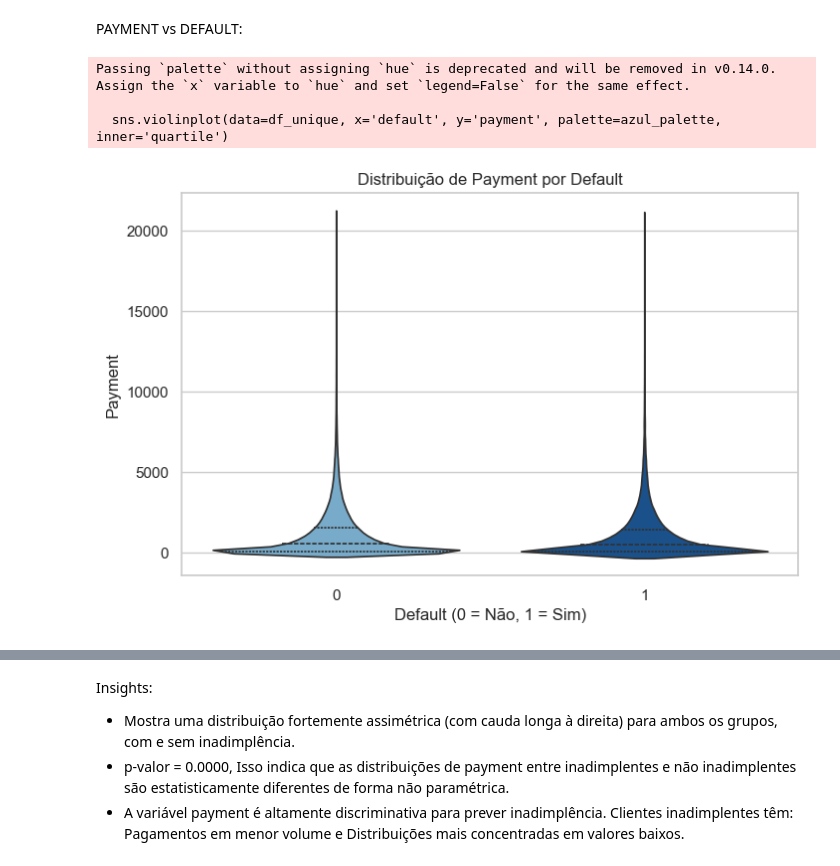
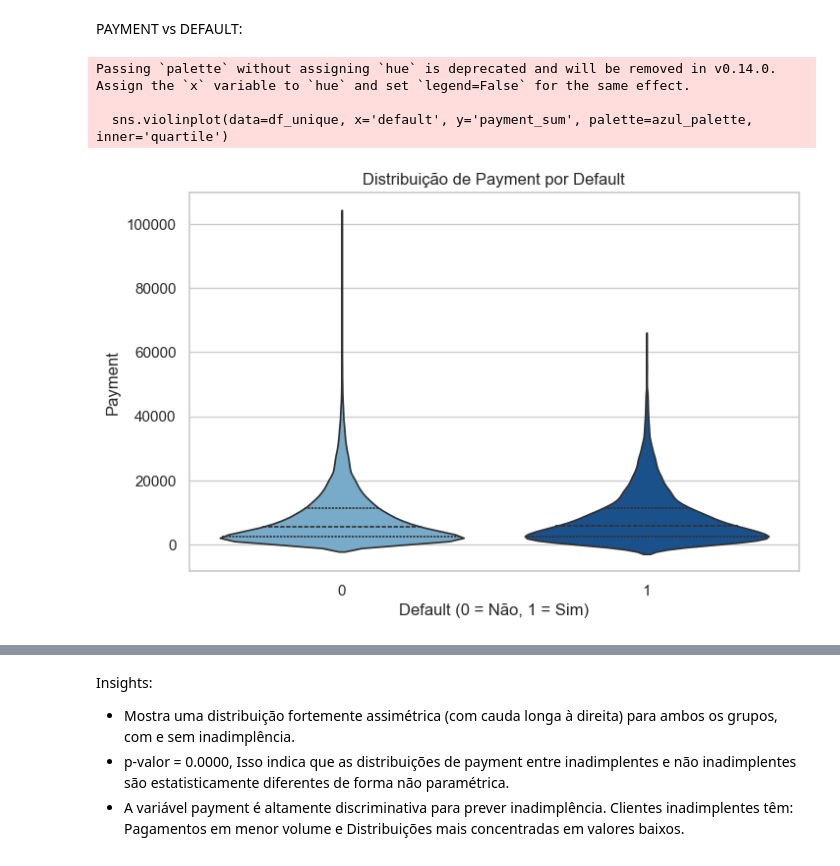
Before and after one commit to josieleferreira/credito_fintech, a Jupyter notebook: notebooks/EDA.ipynb, the cells around one changed output, grey strips where cells are left out. Drawn from its saved outputs; the diff is of its cells as text; code cells hidden in the pictures.

```diff
--- a/notebooks/EDA.ipynb
+++ b/notebooks/EDA.ipynb
@@ -1222,20 +1231,20 @@ PAYMENT vs DEFAULT:
 # %%
 
 # Paleta azul
 azul_palette = ['#6baed6', '#08519c']
 
 # Violin plot
 plt.figure(figsize=(8, 5))
-sns.violinplot(data=df_unique, x='default', y='payment', palette=azul_palette, inner='quartile')
+sns.violinplot(data=df_unique, x='default', y='payment_sum', palette=azul_palette, inner='quartile')
 plt.title("Distribuição de Payment por Default")
 plt.xlabel("Default (0 = Não, 1 = Sim)")
 plt.ylabel("Payment")
 plt.show()
 # %% [output]
 Passing `palette` without assigning `hue` is deprecated and will be removed in v0.14.0. Assign the `x` variable to `hue` and set `legend=False` for the same effect.
 
-  sns.violinplot(data=df_unique, x='default', y='payment', palette=azul_palette, inner='quartile')
+  sns.violinplot(data=df_unique, x='default', y='payment_sum', palette=azul_palette, inner='quartile')
-[figure, old version]
+[figure, new version]
 # %%
 # Teste de diferença entre os grupos
 
```
Also changed, not shown: parts of 40 cells of this notebook, 1 other file.
